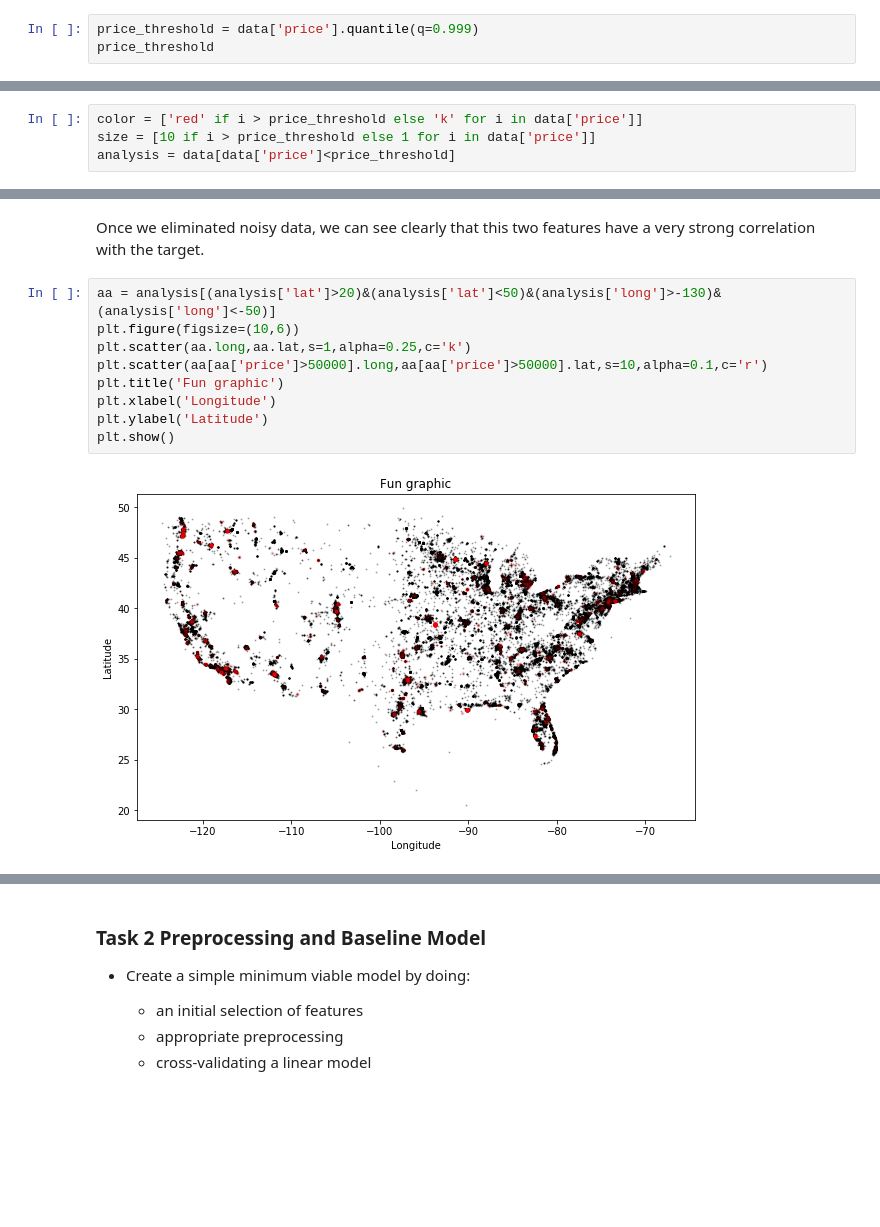
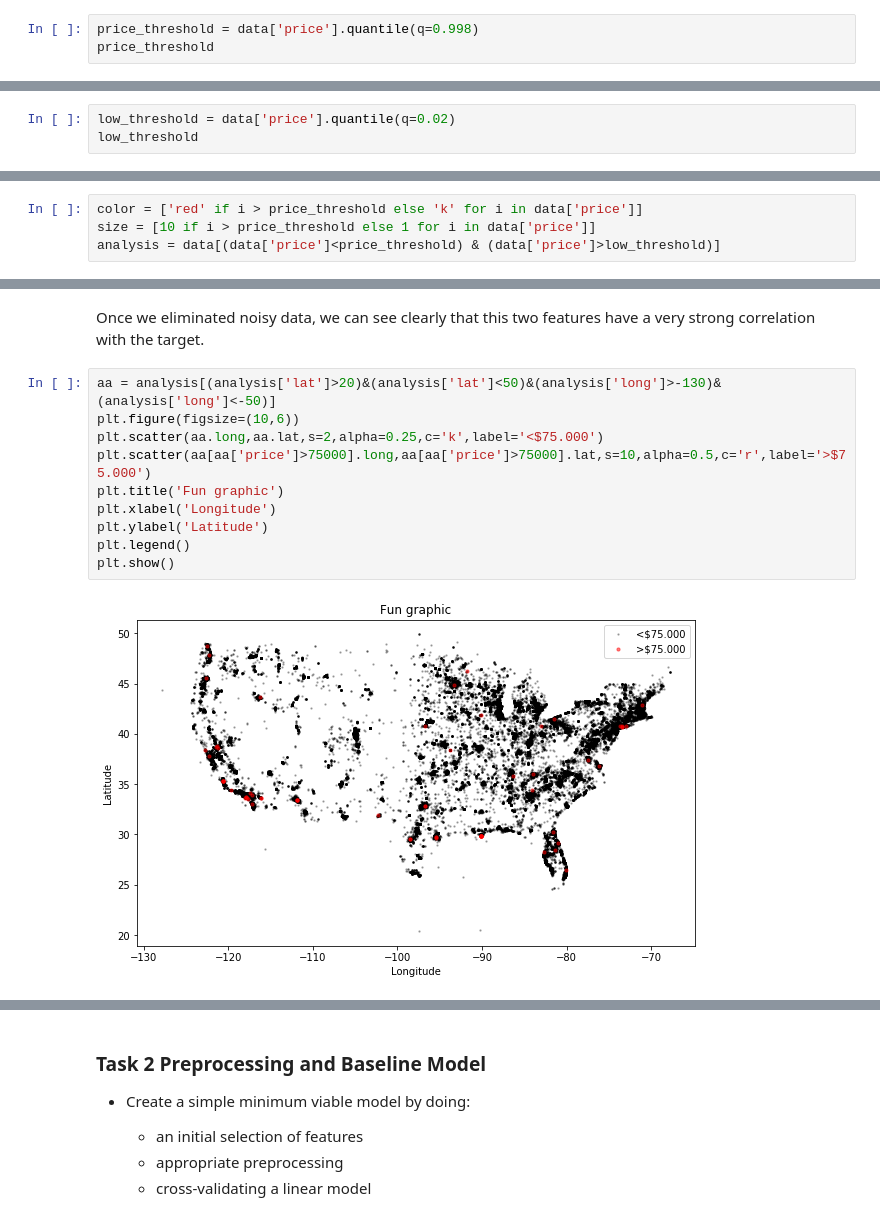
Before and after one commit to leogcalderon/Applied_ML2020, a Jupyter notebook: Evaluation/Assignment 3 - Full ML task.ipynb, the cells around one changed output, grey strips where cells are left out. Drawn from its saved outputs; the diff is of its cells as text; blank space fills up the shorter version.

```diff
--- a/Evaluation/Assignment 3 - Full ML task.ipynb
+++ b/Evaluation/Assignment 3 - Full ML task.ipynb
@@ -55,4 +65,4 @@ There are a lot of impossible prices such as '3333333' or '1234567' that add noi
 # %%
-price_threshold = data['price'].quantile(q=0.999)
+price_threshold = data['price'].quantile(q=0.998)
 price_threshold
 # %% [output]
@@ -59,0 +70,3 @@ price_threshold
+# %%
+low_threshold = data['price'].quantile(q=0.02)
+low_threshold
@@ -60,7 +75,7 @@ price_threshold
 # %%
 color = ['red' if i > price_threshold else 'k' for i in data['price']]
 size = [10 if i > price_threshold else 1 for i in data['price']]
-analysis = data[data['price']<price_threshold]
+analysis = data[(data['price']<price_threshold) & (data['price']>low_threshold)]
 # %%
 f, ax = plt.subplots(nrows = 1, ncols = 2, figsize=(15,7))
 ax[0].scatter(range(len(data['price'])),data['price'],s=size, c=color)
@@ -108,14 +123,15 @@ Once we eliminated noisy data, we can see clearly that this two features have a
 # %%
 aa = analysis[(analysis['lat']>20)&(analysis['lat']<50)&(analysis['long']>-130)&(analysis['long']<-50)]
 plt.figure(figsize=(10,6))
-plt.scatter(aa.long,aa.lat,s=1,alpha=0.25,c='k')
-plt.scatter(aa[aa['price']>50000].long,aa[aa['price']>50000].lat,s=10,alpha=0.1,c='r')
+plt.scatter(aa.long,aa.lat,s=2,alpha=0.25,c='k',label='<$75.000')
+plt.scatter(aa[aa['price']>75000].long,aa[aa['price']>75000].lat,s=10,alpha=0.5,c='r',label='>$75.000')
 plt.title('Fun graphic')
 plt.xlabel('Longitude')
 plt.ylabel('Latitude')
+plt.legend()
 plt.show()
 # %% [output]
-[figure, old version]
+[figure, new version]
 # %%
 cat = data.select_dtypes(include='object').columns
 for c in cat:
```
Also changed, not shown: parts of 58 cells of this notebook.
